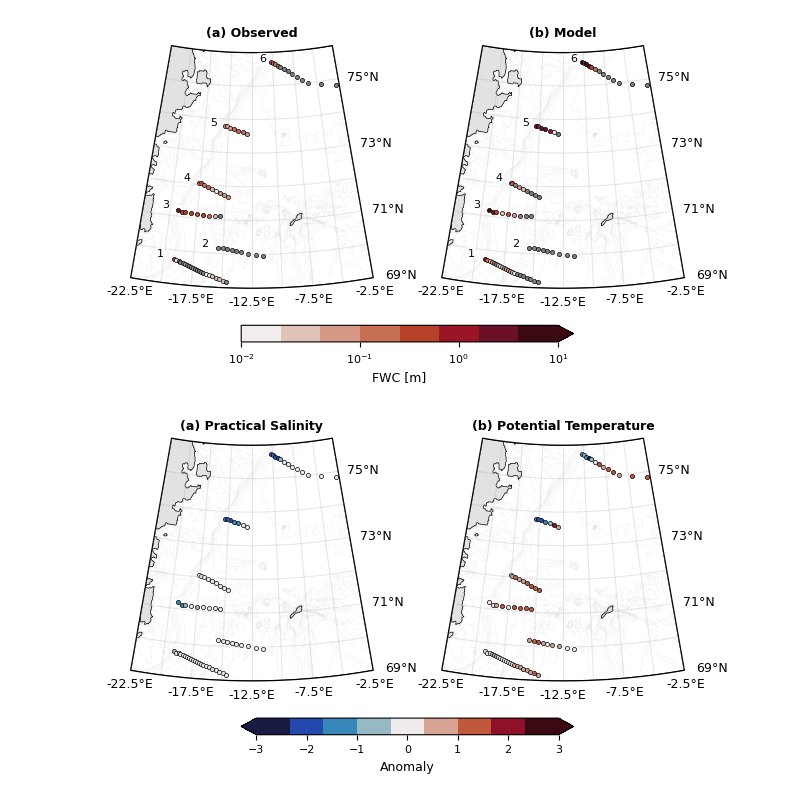
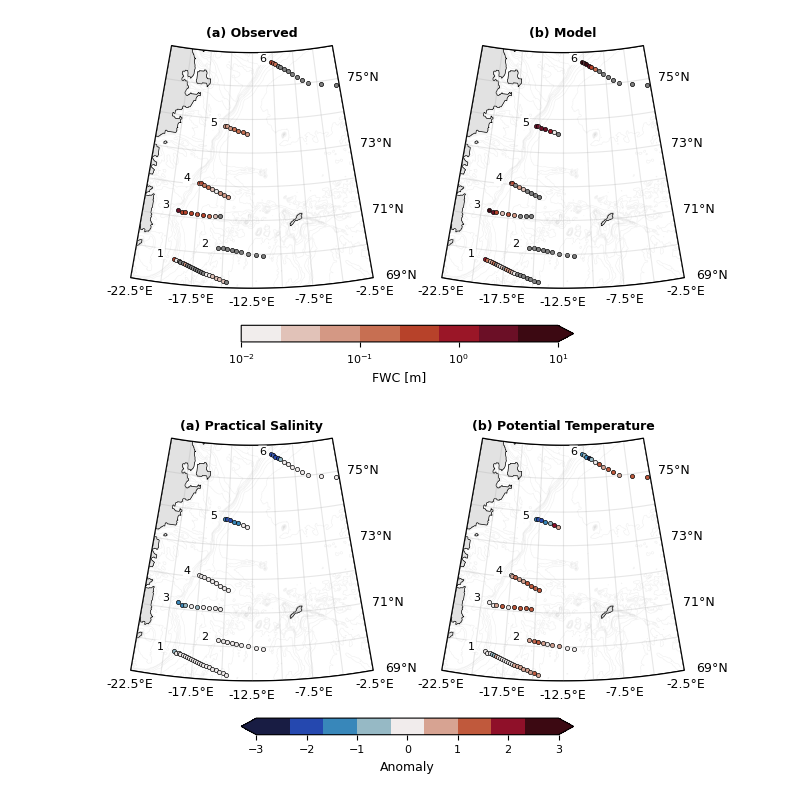
Before and after one commit to EirikKvamme/MScEirik, a Jupyter notebook: Observations/Observations_v2.ipynb, the cells around one changed output. Cells and saved outputs as stored; diff of their text form; code cells hidden in the pictures.

```diff
--- a/Observations/Observations_v2.ipynb
+++ b/Observations/Observations_v2.ipynb
@@ -303,7 +303,7 @@ mean_all = np.mean(S_mean_Z)
 temp_median = np.mean(temp_median_Z)
 temp_mean = np.mean(temp_mean_Z)
 # %%
-fig, (ax1,ax2) = plt.subplots(1,2,figsize=(6.2217, 4),layout='constrained',sharey=True)
+fig, (ax1,ax2) = plt.subplots(1,2,figsize=(6.2217, 3),layout='constrained',sharey=True)
 #ax1.set_title('a) Model salinity anomaly from all observations',fontweight='bold',fontsize=12)
 
 for data in anom_SA:
@@ -316,7 +316,7 @@ ax1.plot(S_median_Z,anom_SA[0][0].Z,color='red',label=f'Median = {np.round(media
 
 ax1.set_xlim(-2,0.5)
 ax1.set_ylim(anom_SA[0][0].Z[-1],anom_SA[0][0].Z[0])
-ax1.set_yticks([anom_SA[0][0].Z[-1],-20,-30,-50,-100,-150,-200,-300,anom_SA[0][0].Z[0]])
+ax1.set_yticks([anom_SA[0][0].Z[-1],-30,-50,-100,-150,-200,-300,anom_SA[0][0].Z[0]])
 ax1.set_ylabel('Depth [-m]')
 ax1.set_xlabel('Practical Salinity Anomaly [psu]')
 ax1.grid()
@@ -333,14 +333,14 @@ ax2.plot(temp_mean_Z,anom_SA[0][0].Z,color='blue',label=f'Mean = {np.round(temp_
 ax2.plot(temp_median_Z,anom_SA[0][0].Z,color='red',label=f'Median = {np.round(temp_median,2)}')
 
 ax2.set_ylim(anom_SA[0][0].Z[-1],anom_SA[0][0].Z[0])
-ax2.set_yticks([anom_SA[0][0].Z[-1],-20,-30,-50,-100,-150,-200,-300,anom_SA[0][0].Z[0]])
+ax2.set_yticks([anom_SA[0][0].Z[-1],-30,-50,-100,-150,-200,-300,anom_SA[0][0].Z[0]])
 # ax2.set_ylabel('Depth [-m]',fontsize=12)
 ax2.set_xlabel(r'Potential Temperature (\theta) Anomaly [$^oC$]')
 ax2.grid()
 ax2.legend(loc='lower left')
 
-ax1.annotate(text='(a)',xy=[-1.95,-20],fontweight='bold')
-ax2.annotate(text='(b)',xy=[-3.4,-20],fontweight='bold')
+ax1.annotate(text='(a)',xy=[-1.95,-25],fontweight='bold',fontsize=11)
+ax2.annotate(text='(b)',xy=[-3.4,-25],fontweight='bold',fontsize=11)
 
 fig.savefig(r'/nird/home/ekv036/MSc/Fig/modelBias',dpi=300, facecolor='w', edgecolor='w',
           orientation='landscape', format=None,
@@ -713,8 +767,12 @@ axs['ll'].contour(lon,lat,depth_notZero,[100,200,300,400,500,750,1000,1500,2000,
 cmap = cmo.balance
 norm = Normalize(vmin=-3,vmax=3)
 
-for data in zip(sec_obs,sec_mod):
-    for subdata in zip(data[0],data[1]):
+for sec, data in enumerate(zip(sec_obs,sec_mod)):
+    for sta, subdata in enumerate(zip(data[0],data[1])):
+        if sta == 0:
+            axs['ul'].annotate(sec+1,(subdata[0].X-1.5, subdata[0].Y),fontsize=8,transform=ccrs.PlateCarree(),bbox=dict(facecolor='white', alpha=1, edgecolor='none', boxstyle='round,pad=0.1'))
+            axs['ll'].annotate(sec+1,(subdata[0].X-1.5, subdata[0].Y),fontsize=8,transform=ccrs.PlateCarree(),bbox=dict(facecolor='white', alpha=1, edgecolor='none', boxstyle='round,pad=0.1'))
+
         axs['ul'].scatter(subdata[0].X,subdata[0].Y,c=subdata[1].S.sel(Z=subdata[1].Z[1])-subdata[0].S.sel(Z=subdata[0].Z[1]),cmap=cmap.resampled(9),norm=norm, s=9,edgecolor='black', linewidths=0.5, transform=ccrs.PlateCarree())
         axs['ll'].scatter(subdata[0].X,subdata[0].Y,c=subdata[1].Temp.sel(Z=subdata[1].Z[1])-subdata[0].PT.sel(Z=subdata[0].Z[1]),cmap=cmap.resampled(9),norm=norm, s=9,edgecolor='black', linewidths=0.5, transform=ccrs.PlateCarree())
 
@@ -758,31 +816,31 @@ axs['ll'].set_boundary(patch.get_path(), transform=axs['ll'].transData)
 
 # Add gridlines without labels
 gl = axs['ul'].gridlines(draw_labels=False,alpha=0.3)
 gl2 = axs['ll'].gridlines(draw_labels=False,alpha=0.3)
 
 # Manually add the labels for the bottom and right sides
 xticks = np.arange(extent[0]-12.5, extent[1]-12.5 + 1, 5)  # Adjust the range and step as needed
 yticks = np.arange(extent[2], extent[3] + 1, 2)  # Adjust the range and step as needed
 
 # Add bottom labels
 for xtick in xticks:
     axs['ul'].text(xtick, extent[2]-0.2, f'{xtick}°E', transform=ccrs.PlateCarree(),
             fontsize=9, ha='center', va='top')
     axs['ll'].text(xtick, extent[2]-0.2, f'{xtick}°E', transform=ccrs.PlateCarree(),
             fontsize=9, ha='center', va='top')
 
 # Add right labels
 for ytick in yticks:
     axs['ul'].text(extent[1] + 1-12.5, ytick, f'{ytick}°N', transform=ccrs.PlateCarree(),
             fontsize=9, ha='left', va='center')
     axs['ll'].text(extent[1] + 1-12.5, ytick, f'{ytick}°N', transform=ccrs.PlateCarree(),
             fontsize=9, ha='left', va='center')
 
 fig.get_layout_engine().set(w_pad=0,h_pad=0.05,hspace=0.0, wspace=0)
 
 # Save the figure
 fig.savefig('/nird/home/ekv036/MSc/Fig/S_T_obs_mod',dpi=300, facecolor='w', edgecolor='w',
           orientation='landscape', format=None,
           transparent=False, bbox_inches=None,pad_inches=0.25)
 # %% [output]
-[figure, old version]
+[figure, new version]
```
Also changed, not shown: parts of 4 cells of this notebook, 1 other file.
